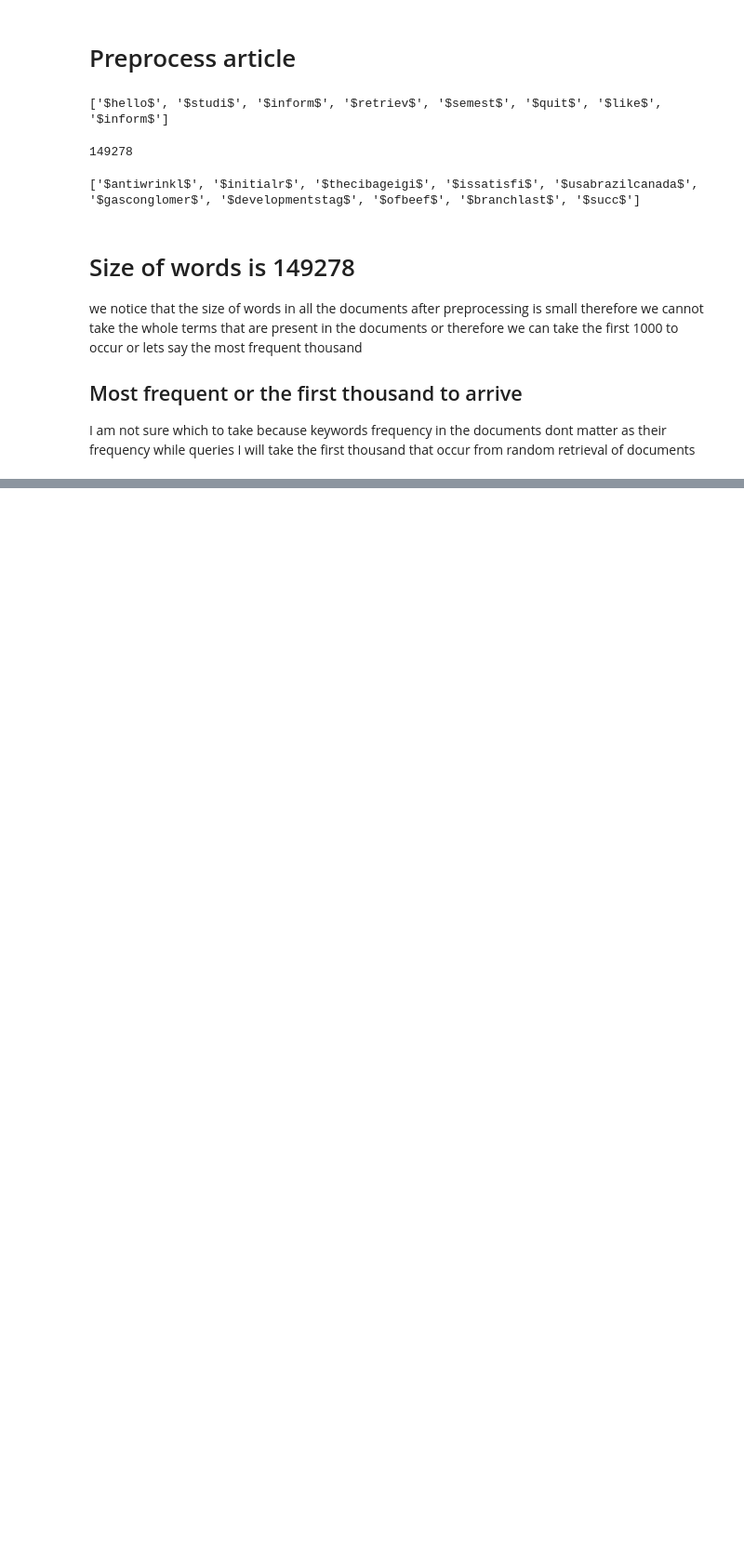
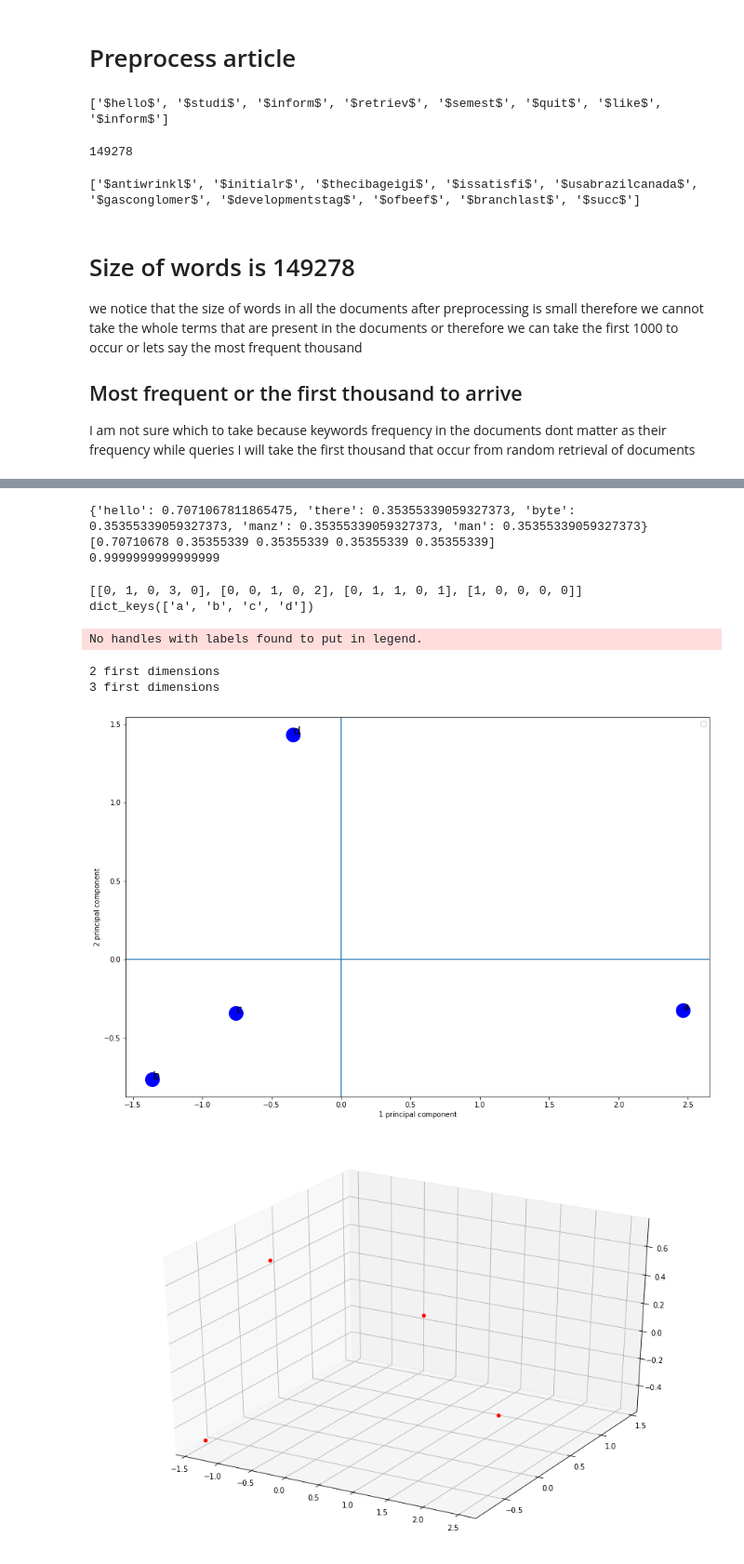
Before and after one commit to JafarBadour/Search-Engine-IR, a Jupyter notebook: Notebooks/lab5.ipynb, the cells around one changed output, grey strips where cells are left out. Shown at 93% size. Drawn from its saved outputs; the diff is of its cells as text; code cells hidden in the pictures; blank space fills up the shorter version.

Commit message:
feat: added visualize.html and to visualize the PCA transformation of the input space

```diff
--- a/Notebooks/lab5.ipynb
+++ b/Notebooks/lab5.ipynb
@@ -84,0 +105,20 @@ I will take the first thousand that occur from random retrieval of documents
+# %%
+import math
+import numpy as np
+def fill_term_matrix(path: str, collection):
+    term_vector = count_tf(collection)
+    L2norm = math.sqrt(functools.reduce(lambda x,y: (term_vector[x]**2 if type(x)  == type('str') else x) + term_vector[y]**2, term_vector.keys()))
+    term_vector = dict([(i,term_vector[i]/L2norm) for i in term_vector.keys()])
+    # self.term_doc_matrix.setdefault(path, term_vector)
+    return term_vector
+
+d = fill_term_matrix('s', ['hello','there','hello', 'byte', 'manz', 'man'])
+print(d)
+v = np.array(list(d.values()))
+print(v)
+
+print(np.dot(v,v))
+# %% [output]
+{'hello': 0.7071067811865475, 'there': 0.35355339059327373, 'byte': 0.35355339059327373, 'manz': 0.35355339059327373, 'man': 0.35355339059327373}
+[0.70710678 0.35355339 0.35355339 0.35355339 0.35355339]
+0.9999999999999999
@@ -84,0 +127,20 @@ I will take the first thousand that occur from random retrieval of documents
+# %%
+d  = {
+    'a':{'he':1,'h3':3},
+    'b':{'hi':1,'bye':2},
+    'c':{'hi':1,'bye':1,'he':1},
+    'd':{'zink':1}
+      }
+print(*get_matrix(d),sep='\n')
+# %% [output]
+[[0, 1, 0, 3, 0], [0, 0, 1, 0, 2], [0, 1, 1, 0, 1], [1, 0, 0, 0, 0]]
+dict_keys(['a', 'b', 'c', 'd'])
+# %%
+from System.Indexer.indexer import get_pca_decomposition
+get_pca_decomposition(d)
+# %% [output]
+No handles with labels found to put in legend.
+2 first dimensions
+3 first dimensions
+[figure, added]
+[figure, added]
```
Also changed, not shown: parts of 6 cells of this notebook, 8 other files.
